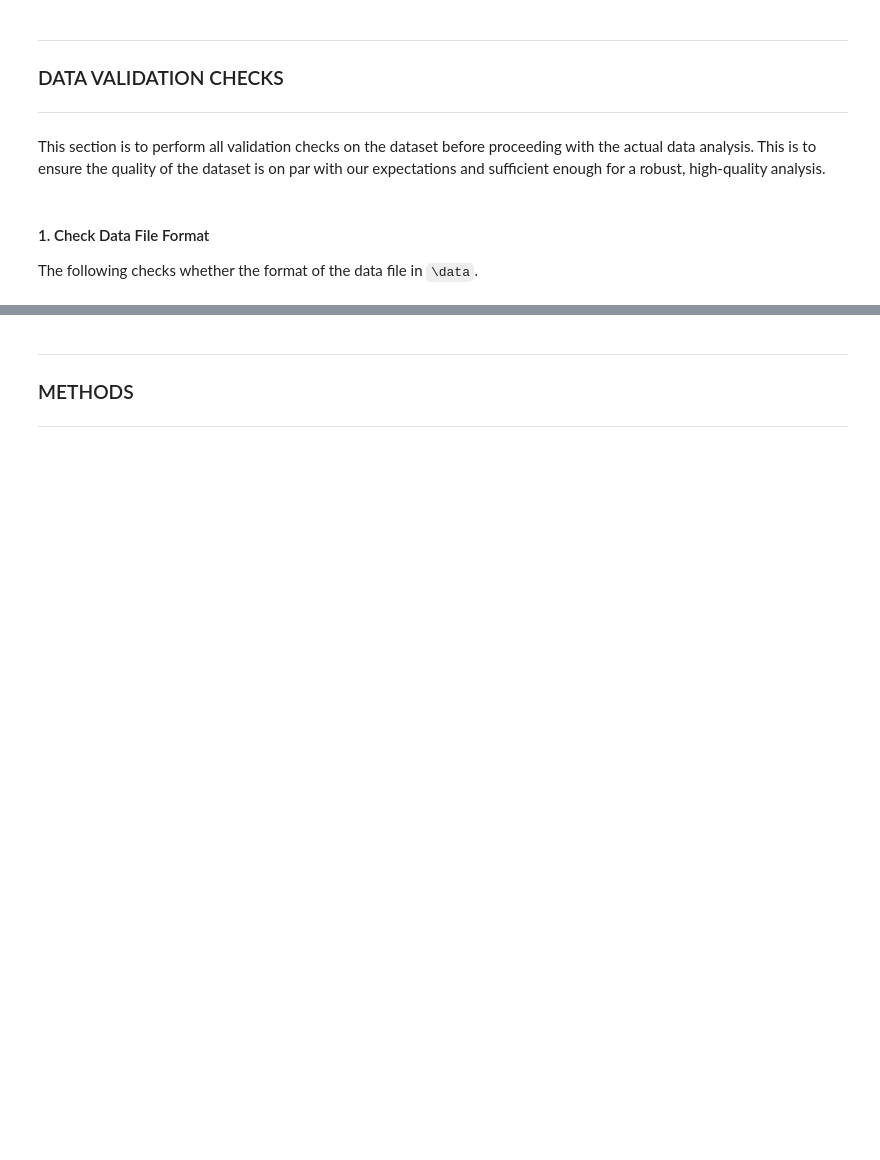
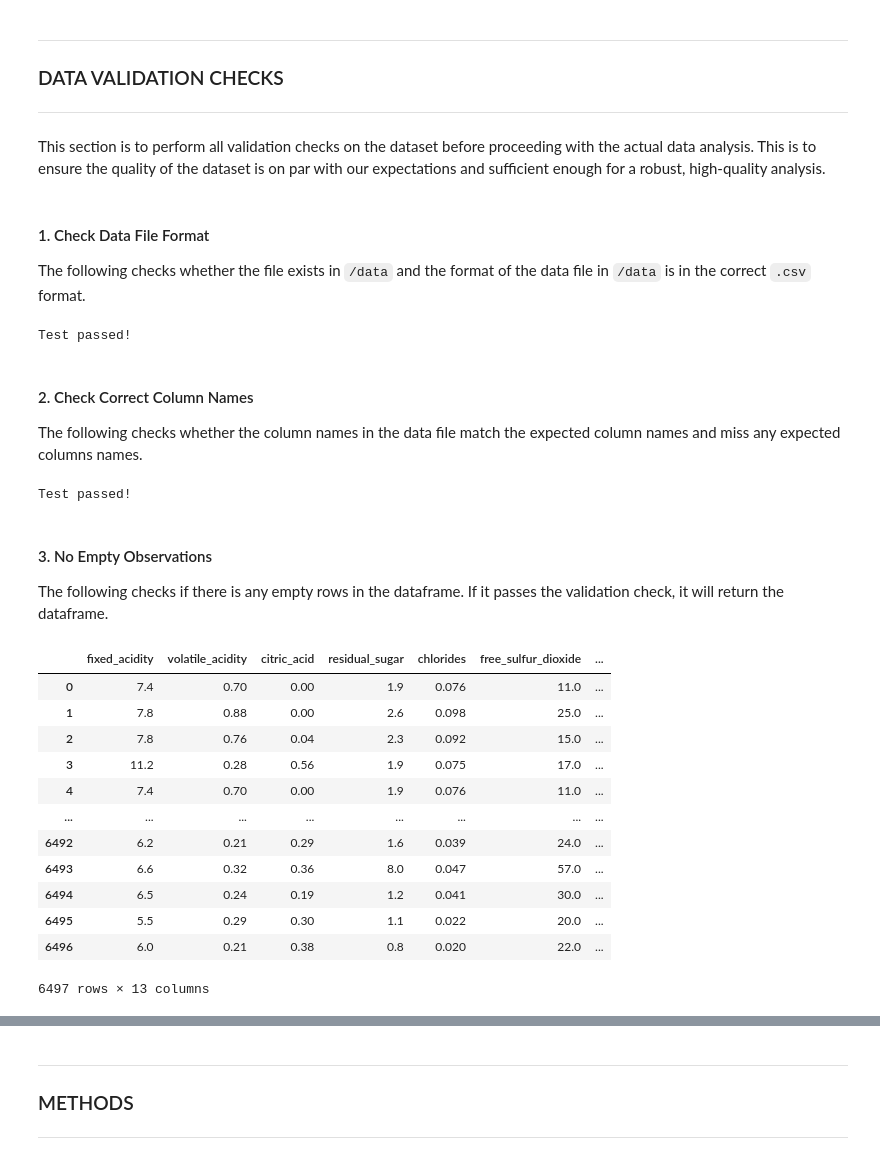
Before and after one commit to UBC-MDS/DSCI522-2425-22-wine-chromatic-profile, a Jupyter notebook: analysis/validation1-4.ipynb, the cells around one changed output, grey strips where cells are left out. Drawn from its saved outputs; the diff is of its cells as text; code cells hidden in the pictures; blank space fills up the shorter version.

Commit message:
finished validation 1-4

```diff
--- a/analysis/validation1-4.ipynb
+++ b/analysis/validation1-4.ipynb
@@ -21,3 +26,68 @@ This section is to perform all validation checks on the dataset before proceedin
 # %% [markdown]
 #### 1. Check Data File Format
-The following checks whether the format of the data file in `\data`.
+The following checks whether the file exists in `/data` and the format of the data file in `/data` is in the correct `.csv` format.
+# %%
+# input file path
+file_name = 'wine.csv'
+data_path = '../data/'
+path = data_path + file_name
+
+if not os.path.exists(path):
+    raise FileNotFoundError(f"{file_name} does not exist inside the '/data' directory")
+if not path.endswith('.csv'):
+    raise ValueError('File extension is not in .csv format')
+else:
+    print('Test passed!')
+# %% [output]
+Test passed!
+# %% [markdown]
+#### 2. Check Correct Column Names
+The following checks whether the column names in the data file match the expected column names and miss any expected columns names.
+# %%
+test_data = pd.read_csv(path)
+
+correct_columns = {
+    'fixed_acidity', 'volatile_acidity', 'citric_acid', 'residual_sugar', 'chlorides',
+    'free_sulfur_dioxide', 'total_sulfur_dioxide', 'density', 'pH', 'sulphates',
+    'alcohol', 'quality', 'color'
+}
+
+extracted_columns = set(test_data.columns)
+
+if extracted_columns != correct_columns:
+    wrong_columns = extracted_columns.difference(correct_columns)
+    missing_columns = correct_columns.difference(extracted_columns)
+    if (len(wrong_columns) > 0) & (len(missing_columns) > 0):
+        raise ValueError(f"Unexpected column names: {list(wrong_columns)} and missing column names: {list(missing_columns)}")
+    elif len(wrong_columns) > 0:
+        raise ValueError(f"Unexpected column names: {list(wrong_columns)}")
+    elif len(missing_columns) > 0:
+        raise ValueError(f"Missing column names: {list(missing_columns)}")
+else:
+    print('Test passed!')
+# %% [output]
+Test passed!
+# %% [markdown]
+#### 3. No Empty Observations
+The following checks if there is any empty rows in the dataframe. If it passes the validation check, it will return the dataframe.
+# %%
+schema = pa.DataFrameSchema(
+    checks = [
+        pa.Check(lambda df: ~(df.isna().all(axis=1)).any(), error = "Empty rows found.")
+    ]
+)
+schema.validate(test_data, lazy=True)
+# %% [output]
+|  | fixed_acidity | volatile_acidity | citric_acid | residual_sugar | chlorides | free_sulfur_dioxide | ... |
+| 0 | 7.4 | 0.70 | 0.00 | 1.9 | 0.076 | 11.0 | ... |
+| 1 | 7.8 | 0.88 | 0.00 | 2.6 | 0.098 | 25.0 | ... |
+| 2 | 7.8 | 0.76 | 0.04 | 2.3 | 0.092 | 15.0 | ... |
+| 3 | 11.2 | 0.28 | 0.56 | 1.9 | 0.075 | 17.0 | ... |
+| 4 | 7.4 | 0.70 | 0.00 | 1.9 | 0.076 | 11.0 | ... |
+| ... | ... | ... | ... | ... | ... | ... | ... |
+| 6492 | 6.2 | 0.21 | 0.29 | 1.6 | 0.039 | 24.0 | ... |
+| 6493 | 6.6 | 0.32 | 0.36 | 8.0 | 0.047 | 57.0 | ... |
+| 6494 | 6.5 | 0.24 | 0.19 | 1.2 | 0.041 | 30.0 | ... |
+| 6495 | 5.5 | 0.29 | 0.30 | 1.1 | 0.022 | 20.0 | ... |
+| 6496 | 6.0 | 0.21 | 0.38 | 0.8 | 0.020 | 22.0 | ... |
+6497 rows × 13 columns
```
Also changed, not shown: parts of 5 cells of this notebook.
